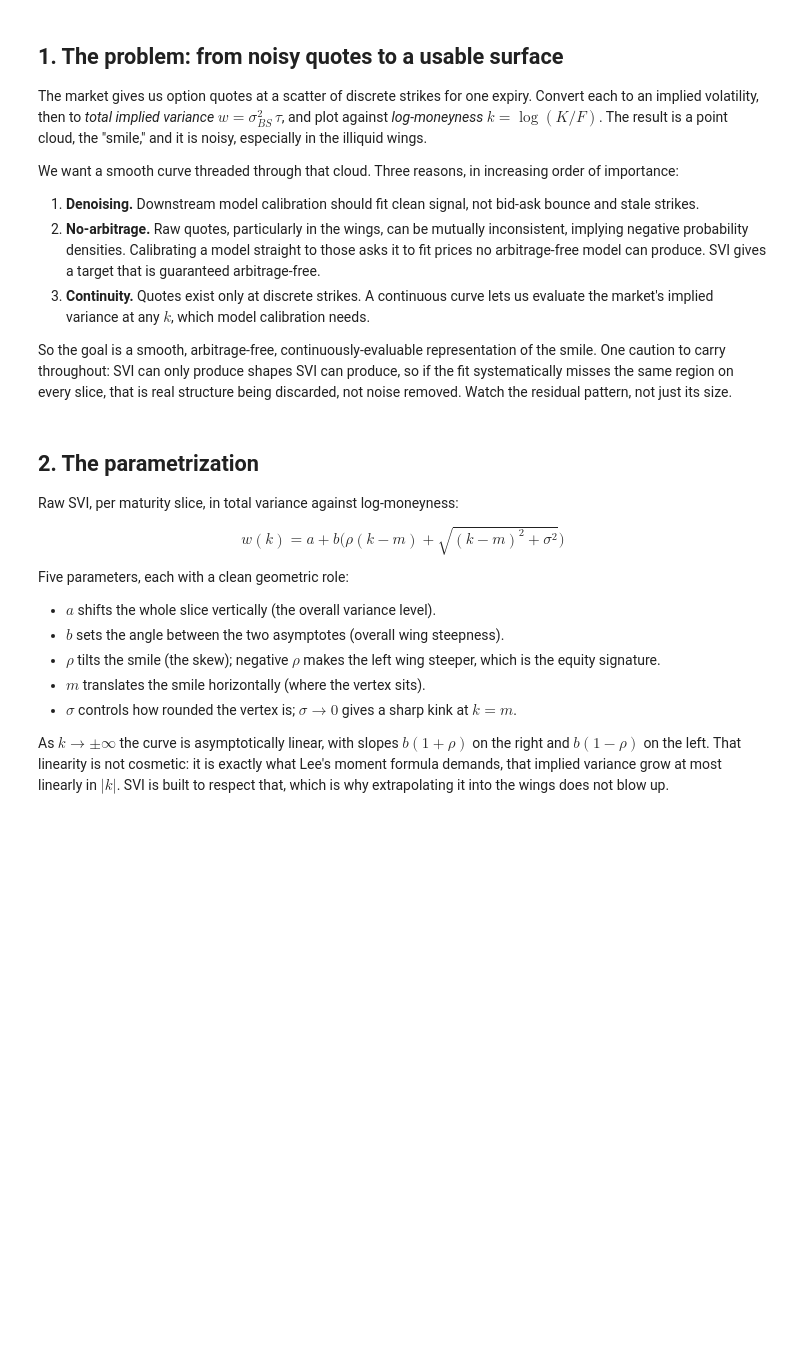
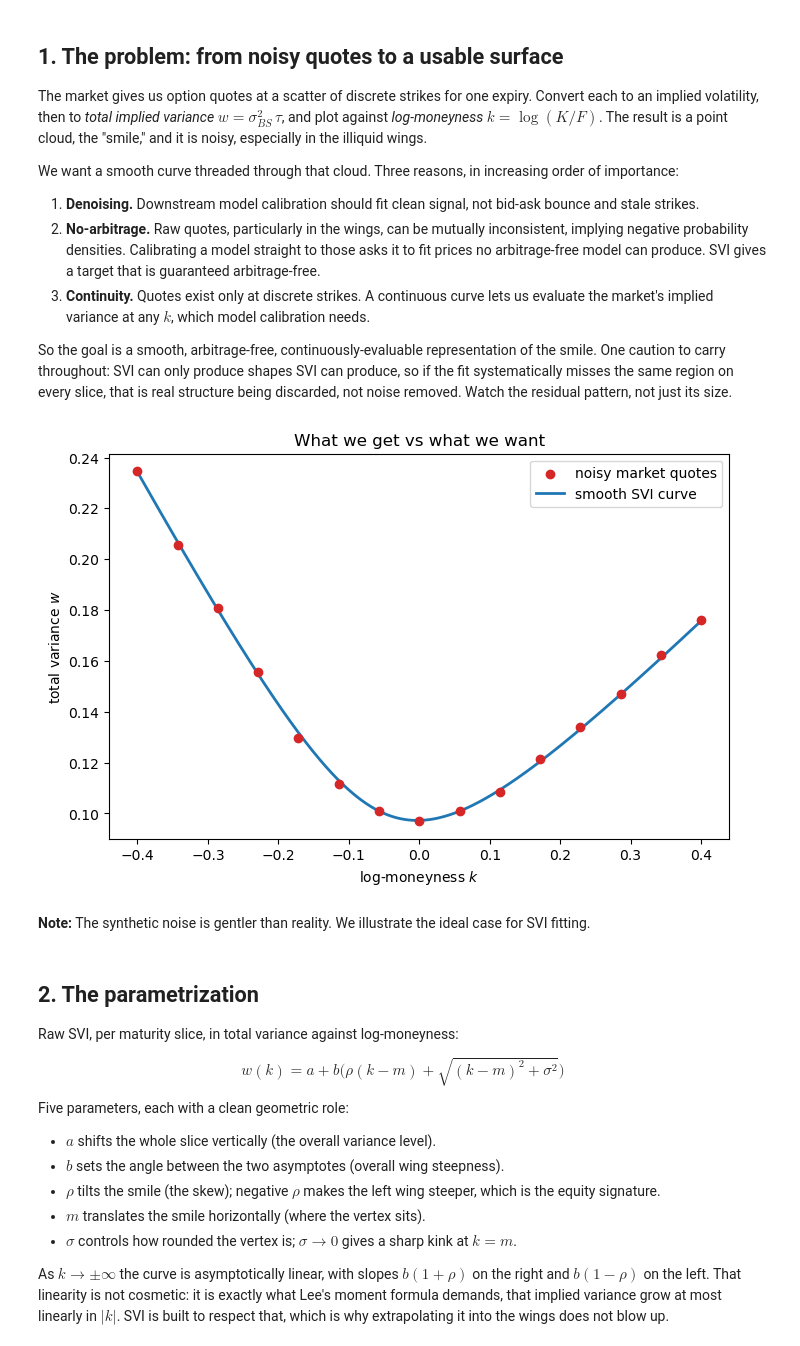
Before and after one commit to Kunvuthi/quant-project, a Jupyter notebook: notebooks/10_svi_fit.ipynb, the cells around one changed output. Cells and saved outputs as stored; diff of their text form; code cells hidden in the pictures; blank space fills up the shorter version.

```diff
--- a/notebooks/10_svi_fit.ipynb
+++ b/notebooks/10_svi_fit.ipynb
@@ -58,15 +58,27 @@ from calibration.svi import (
 TRUE = SVIParams(a=0.04, b=0.4, rho=-0.3, m=-0.05, sigma=0.15)
 # %%
 # Illustrate reason 1: a jagged "market" smile vs the clean SVI curve.
-# Generate a clean SVI slice, add noise to mimic quote noise, plot both.
-#
-# Build:
-#   k_quotes = coarse grid, say 15 points over [-0.4, 0.4]
-#   w_true   = svi_raw(k_quotes, TRUE)
-#   w_noisy  = w_true + small gaussian noise (seed it, sigma ~ 1e-3)
-#   k_dense  = fine grid for the smooth curve
-# Plot: w_noisy as scatter, svi_raw(k_dense, TRUE) as a line.
-# Point to make in the plot: the line is what we want, the dots are what we get.
+rng = np.random.default_rng(42)  # seeded, reproducible
+
+k_quotes = np.linspace(-0.4, 0.4, 15)
+w_true = svi_raw(k_quotes, TRUE)
+w_noisy = w_true + rng.normal(0.0, 1e-3, size=k_quotes.shape)  # quote noise in w
+
+k_dense = np.linspace(-0.4, 0.4, 400)
+w_curve = svi_raw(k_dense, TRUE)
+
+fig, ax = plt.subplots(figsize=(8, 5))
+ax.scatter(k_quotes, w_noisy, color="tab:red", zorder=3, label="noisy market quotes")
+ax.plot(k_dense, w_curve, color="tab:blue", lw=2, label="smooth SVI curve")
+ax.set_xlabel("log-moneyness $k$")
+ax.set_ylabel("total variance $w$")
+ax.set_title("What we get vs what we want")
+ax.legend()
+plt.show()
+# %% [output]
+[figure, added]
+# %% [markdown]
+**Note:** The synthetic noise is gentler than reality. We illustrate the ideal case for SVI fitting.
 # %% [markdown]
 ## 2. The parametrization
 
```
Also changed, not shown: parts of 17 cells of this notebook.
